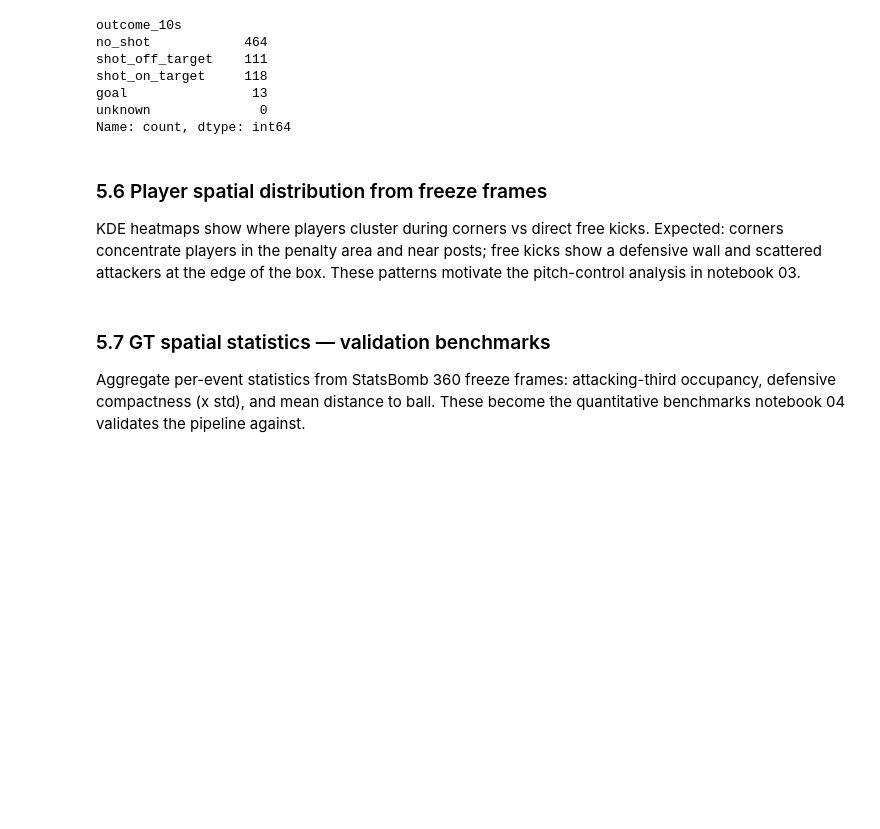
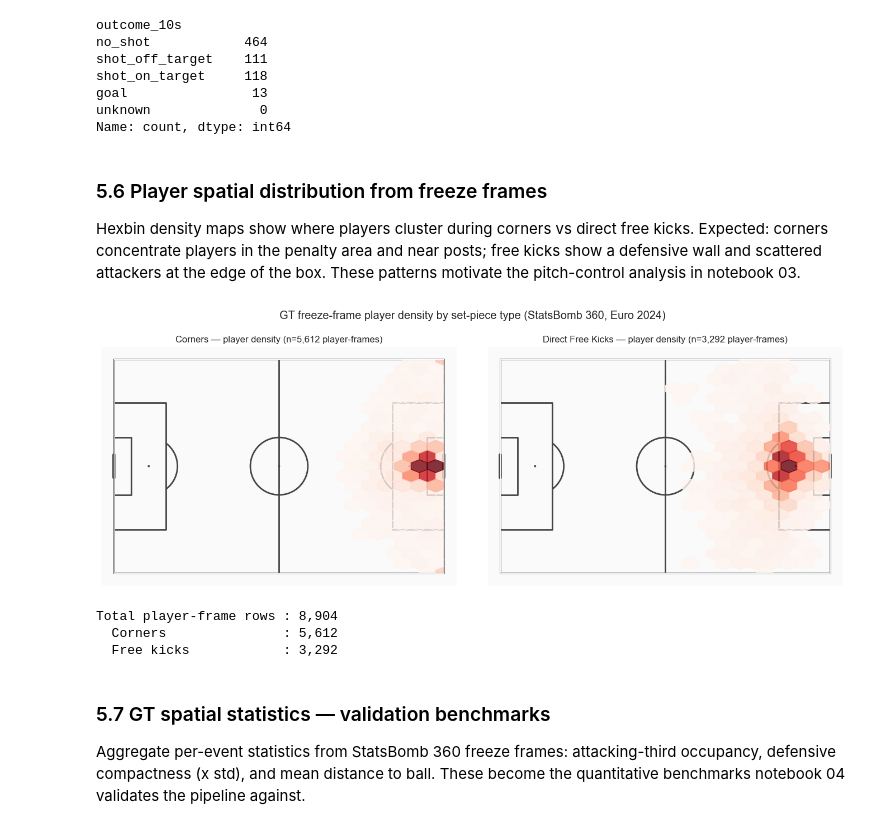
Before and after one commit to itzmore-mph/soccernet-setpiece-vision, a Jupyter notebook: notebooks/01_business_and_data_understanding.ipynb, the cells around one changed output. Drawn from its saved outputs; the diff is of its cells as text; code cells hidden in the pictures; blank space fills up the shorter version.

```diff
--- a/notebooks/01_business_and_data_understanding.ipynb
+++ b/notebooks/01_business_and_data_understanding.ipynb
@@ -393,51 +405,55 @@ Name: count, dtype: int64
 # %% [markdown]
 ### 5.6 Player spatial distribution from freeze frames
 
-KDE heatmaps show where players cluster during corners vs direct free kicks. Expected: corners concentrate players in the penalty area and near posts; free kicks show a defensive wall and scattered attackers at the edge of the box. These patterns motivate the pitch-control analysis in notebook 03.
+Hexbin density maps show where players cluster during corners vs direct free kicks. Expected: corners concentrate players in the penalty area and near posts; free kicks show a defensive wall and scattered attackers at the edge of the box. These patterns motivate the pitch-control analysis in notebook 03.
 # %%
 # Flatten freeze frames to one row per player
 player_rows = []
 for _, sp in setpieces[setpieces["freeze_frame"].apply(len) > 0].iterrows():
     for p in sp["freeze_frame"]:
         player_rows.append({
             "event_type": sp["event_type"],
-            "ball_x_m": sp["ball_x_m"],
-            "ball_y_m": sp["ball_y_m"],
             "player_x_m": p["player_x_m"],
             "player_y_m": p["player_y_m"],
-            "teammate": p["teammate"],
-            "keeper": p["keeper"],
         })
 players_df = pd.DataFrame(player_rows)
 
-fig, axes = plt.subplots(1, 2, figsize=(14, 5))
-for ax, et, title in zip(axes, ["corner", "free_kick"], ["Corners", "Direct Free Kicks"]):
-    sub = players_df[players_df["event_type"] == et]
-    pitch = Pitch(
-        pitch_type="custom",
-        pitch_length=PITCH_LENGTH_M,
-        pitch_width=PITCH_WIDTH_M,
-        line_color="#444",
-        pitch_color="#fafafa",
+if players_df.empty:
+    print("No freeze frame data — skipping density plot. Check that cell 4 produced Coverage > 0 %.")
+else:
+    fig, axes = plt.subplots(1, 2, figsize=(14, 5))
+    for ax, et, title in zip(axes, ["corner", "free_kick"], ["Corners", "Direct Free Kicks"]):
+        sub = players_df[players_df["event_type"] == et]
+        pitch = Pitch(
+            pitch_type="custom",
+            pitch_length=PITCH_LENGTH_M,
+            pitch_width=PITCH_WIDTH_M,
+            line_color="#444",
+            pitch_color="#fafafa",
+        )
+        pitch.draw(ax=ax)
+        pitch.hexbin(
+            sub["player_x_m"], sub["player_y_m"],
+            ax=ax, gridsize=20, cmap="Reds", alpha=0.8,
+        )
+        ax.set_title(f"{title} — player density (n={len(sub):,} player-frames)")
+
+    fig.suptitle(
+        "GT freeze-frame player density by set-piece type (StatsBomb 360, Euro 2024)",
+        y=1.02,
     )
-    pitch.draw(ax=ax)
-    pitch.kdeplot(
-        sub["player_x_m"], sub["player_y_m"],
-        ax=ax, fill=True, cmap="Reds", levels=10, alpha=0.7,
-    )
-    ax.set_title(f"{title} — player density (n={len(sub):,} player-frames)")
+    fig.tight_layout()
+    fig.savefig(FIGURES_DIR / "05_player_density_by_setpiece.png", dpi=150, bbox_inches="tight")
+    plt.show()
 
-fig.suptitle(
-    "GT freeze-frame player density by set-piece type (StatsBomb 360, Euro 2024)",
-    y=1.02,
-)
-fig.tight_layout()
-fig.savefig(FIGURES_DIR / "05_player_density_by_setpiece.png", dpi=150, bbox_inches="tight")
-plt.show()
-
-print(f"Total player-frame rows : {len(players_df):,}")
-print(f"  Corners               : {(players_df['event_type'] == 'corner').sum():,}")
-print(f"  Free kicks            : {(players_df['event_type'] == 'free_kick').sum():,}")
+    print(f"Total player-frame rows : {len(players_df):,}")
+    print(f"  Corners               : {(players_df['event_type'] == 'corner').sum():,}")
+    print(f"  Free kicks            : {(players_df['event_type'] == 'free_kick').sum():,}")
+# %% [output]
+[figure, added]
+Total player-frame rows : 8,904
+  Corners               : 5,612
+  Free kicks            : 3,292
 # %% [markdown]
 ### 5.7 GT spatial statistics — validation benchmarks
 
```
Also changed, not shown: parts of 5 cells of this notebook, 32 other files.
